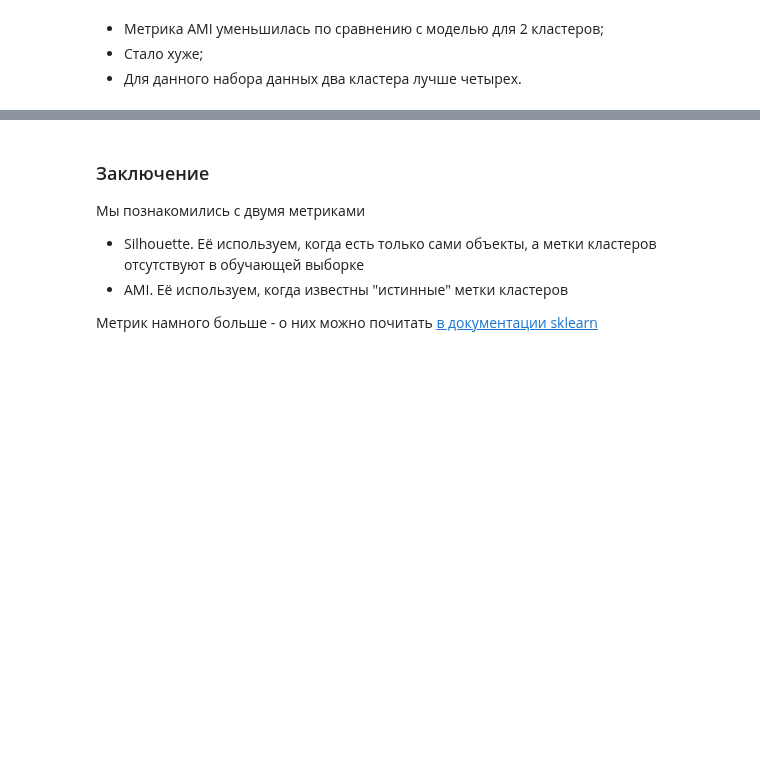
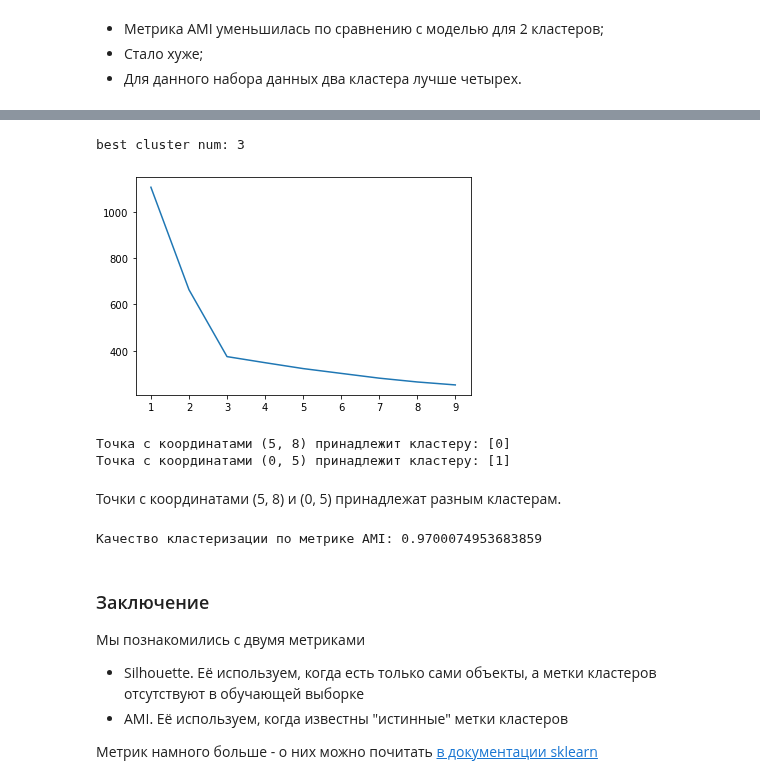
Before and after one commit to larinsi/DS0P, a Jupyter notebook: Machine_learning_Entry_level/07_ML_Clustering/jun_ml_7_hw_6.ipynb, the cells around one changed output, grey strips where cells are left out. Cells and saved outputs as stored; diff of their text form; code cells hidden in the pictures; blank space fills up the shorter version.

```diff
--- a/Machine_learning_Entry_level/07_ML_Clustering/jun_ml_7_hw_6.ipynb
+++ b/Machine_learning_Entry_level/07_ML_Clustering/jun_ml_7_hw_6.ipynb
@@ -59,0 +69,20 @@ print(f'Качество кластеризации по метрике AMI: {sc
+# %%
+from scipy.spatial.distance import euclidean
+from sklearn.metrics.pairwise import euclidean_distances
+
+data = df_clustering[['x1', 'x2']]
+y = df_clustering.y
+
+metrics = []
+MAX_CLUSTERS=10
+for cluster_num in range(1, MAX_CLUSTERS):
+    km_model = KMeans(n_clusters=cluster_num, random_state=17).fit(data)
+    centroids, labels = km_model.cluster_centers_, km_model.labels_
+    metric = 0
+    for centroid_label in range(cluster_num):
+        metric += euclidean_distances(
+            data[labels==centroid_label],
+            centroids[centroid_label,:].reshape(1, -1)
+        ).sum(axis=0)[0]
+    print('cluster_num %s, metric %s' % (cluster_num, metric))
+    metrics.append(metric)
@@ -60,3 +99,31 @@ print(f'Качество кластеризации по метрике AMI: {sc
+# %%
+D = []
+for i in range(0, len(metrics)-1):
+    d = abs(metrics[i+1]-metrics[i])/abs(metrics[i]-metrics[i-1])
+    D.append(d)
+print('best cluster num: %d' % (np.argmin(D)+1))
+
+plt.plot([i+1 for i in range(len(metrics))], metrics)
+plt.show()
+# %% [output]
+best cluster num: 3
+[figure, added]
+# %%
+km_model = KMeans(n_clusters=3).fit(data)
+x1 = np.array([5, 8])
+x2 = np.array([0, 5])
+print(f'Точка с координатами (5, 8) принадлежит кластеру: {km_model.predict(x1.reshape(1, -1))}')
+print(f'Точка с координатами (0, 5) принадлежит кластеру: {km_model.predict(x2.reshape(1, -1))}')
+# %% [output]
+Точка с координатами (5, 8) принадлежит кластеру: [0]
+Точка с координатами (0, 5) принадлежит кластеру: [1]
+# %% [markdown]
+Точки с координатами (5, 8) и (0, 5) принадлежат разным кластерам.
+# %%
+score = adjusted_mutual_info_score(y, km_model.labels_, average_method='arithmetic')
+print(f'Качество кластеризации по метрике AMI: {score}')
+# %% [output]
+Качество кластеризации по метрике AMI: 0.9700074953683859
 # %% [markdown]
 ### Заключение
 
```
Also changed, not shown: parts of 3 cells of this notebook.
